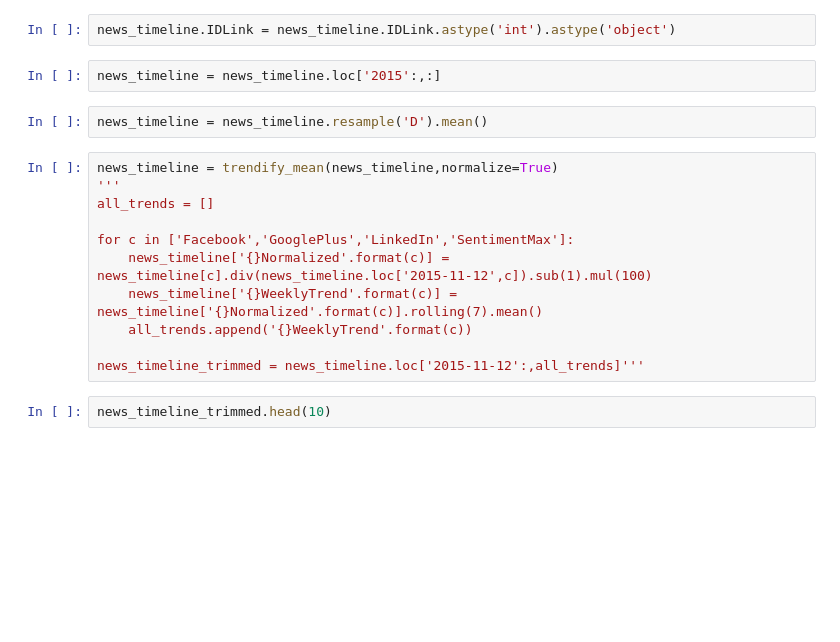
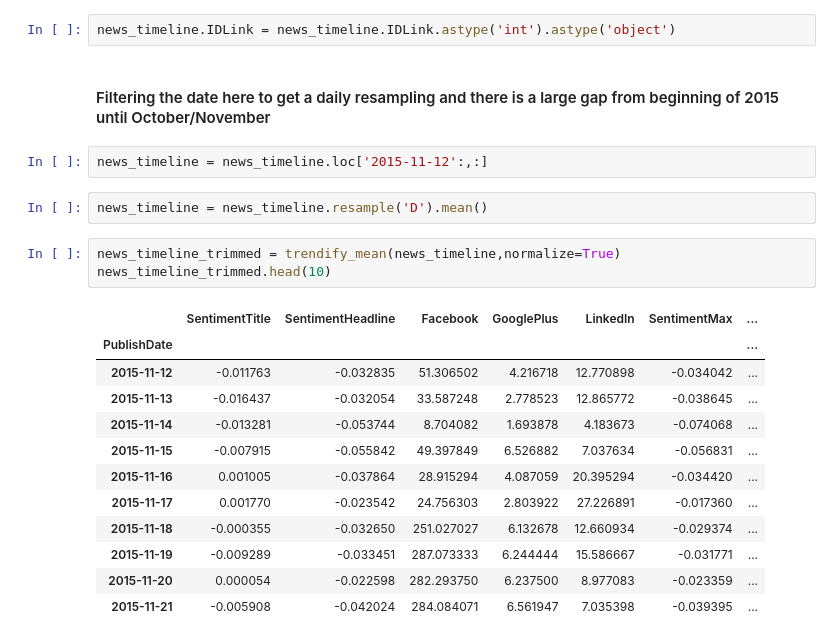
Before and after one commit to MichaelNormandyGavin/Viral_News, a Jupyter notebook: News Popularity Analysis.ipynb, the cells around one changed output. Cells and saved outputs as stored; diff of their text form; blank space fills up the shorter version.

```diff
--- a/News Popularity Analysis.ipynb
+++ b/News Popularity Analysis.ipynb
@@ -307,20 +490,25 @@ news_timeline = news_final.set_index('PublishDate')
 news_timeline.index = pd.DatetimeIndex(news_timeline.index)
 # %%
 news_timeline.IDLink = news_timeline.IDLink.astype('int').astype('object')
+# %% [markdown]
+#### Filtering the date here to get a daily resampling and there is a large gap from beginning of 2015 until October/November
 # %%
-news_timeline = news_timeline.loc['2015':,:]
+news_timeline = news_timeline.loc['2015-11-12':,:]
 # %%
 news_timeline = news_timeline.resample('D').mean()
-# %%
-news_timeline = trendify_mean(news_timeline,normalize=True)
-'''
-all_trends = []
-
-for c in ['Facebook','GooglePlus','LinkedIn','SentimentMax']:
-    news_timeline['{}Normalized'.format(c)] = news_timeline[c].div(news_timeline.loc['2015-11-12',c]).sub(1).mul(100)
-    news_timeline['{}WeeklyTrend'.format(c)] = news_timeline['{}Normalized'.format(c)].rolling(7).mean()
-    all_trends.append('{}WeeklyTrend'.format(c))
-
-news_timeline_trimmed = news_timeline.loc['2015-11-12':,all_trends]'''
 # %%
+news_timeline_trimmed = trendify_mean(news_timeline,normalize=True)
 news_timeline_trimmed.head(10)
+# %% [output]
+|  | SentimentTitle | SentimentHeadline | Facebook | GooglePlus | LinkedIn | SentimentMax | ... |
+| PublishDate |  |  |  |  |  |  | ... |
+| 2015-11-12 | -0.011763 | -0.032835 | 51.306502 | 4.216718 | 12.770898 | -0.034042 | ... |
+| 2015-11-13 | -0.016437 | -0.032054 | 33.587248 | 2.778523 | 12.865772 | -0.038645 | ... |
+| 2015-11-14 | -0.013281 | -0.053744 | 8.704082 | 1.693878 | 4.183673 | -0.074068 | ... |
+| 2015-11-15 | -0.007915 | -0.055842 | 49.397849 | 6.526882 | 7.037634 | -0.056831 | ... |
+| 2015-11-16 | 0.001005 | -0.037864 | 28.915294 | 4.087059 | 20.395294 | -0.034420 | ... |
+| 2015-11-17 | 0.001770 | -0.023542 | 24.756303 | 2.803922 | 27.226891 | -0.017360 | ... |
+| 2015-11-18 | -0.000355 | -0.032650 | 251.027027 | 6.132678 | 12.660934 | -0.029374 | ... |
+| 2015-11-19 | -0.009289 | -0.033451 | 287.073333 | 6.244444 | 15.586667 | -0.031771 | ... |
+| 2015-11-20 | 0.000054 | -0.022598 | 282.293750 | 6.237500 | 8.977083 | -0.023359 | ... |
+| 2015-11-21 | -0.005908 | -0.042024 | 284.084071 | 6.561947 | 7.035398 | -0.039395 | ... |
```
Also changed, not shown: parts of 54 cells of this notebook, 1 other file.
